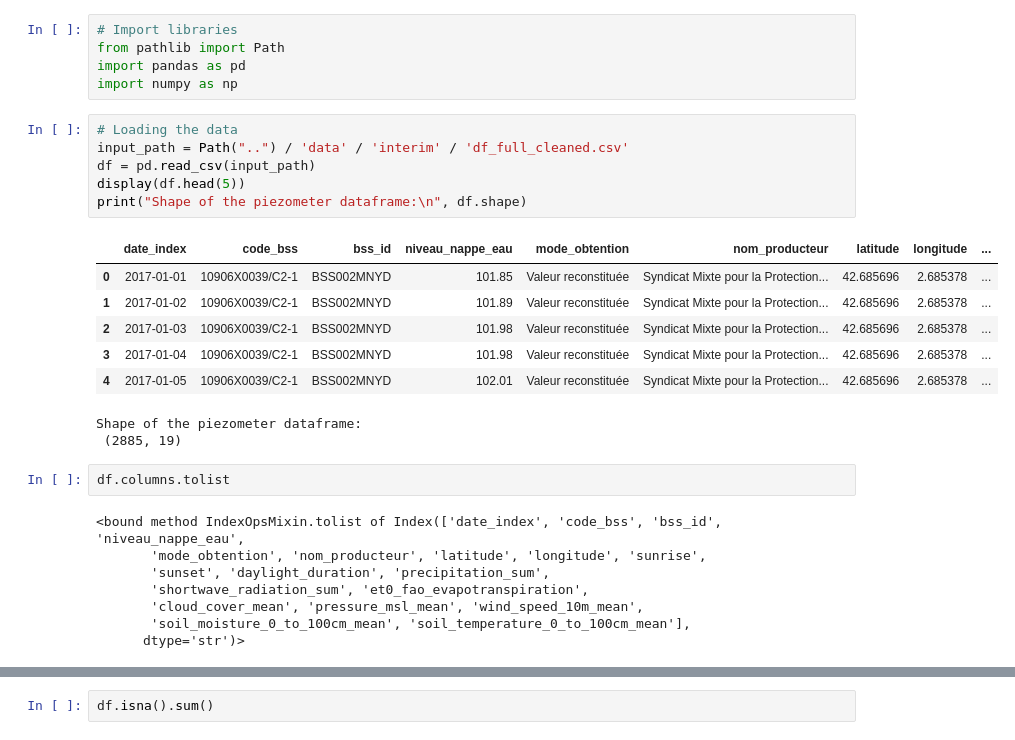
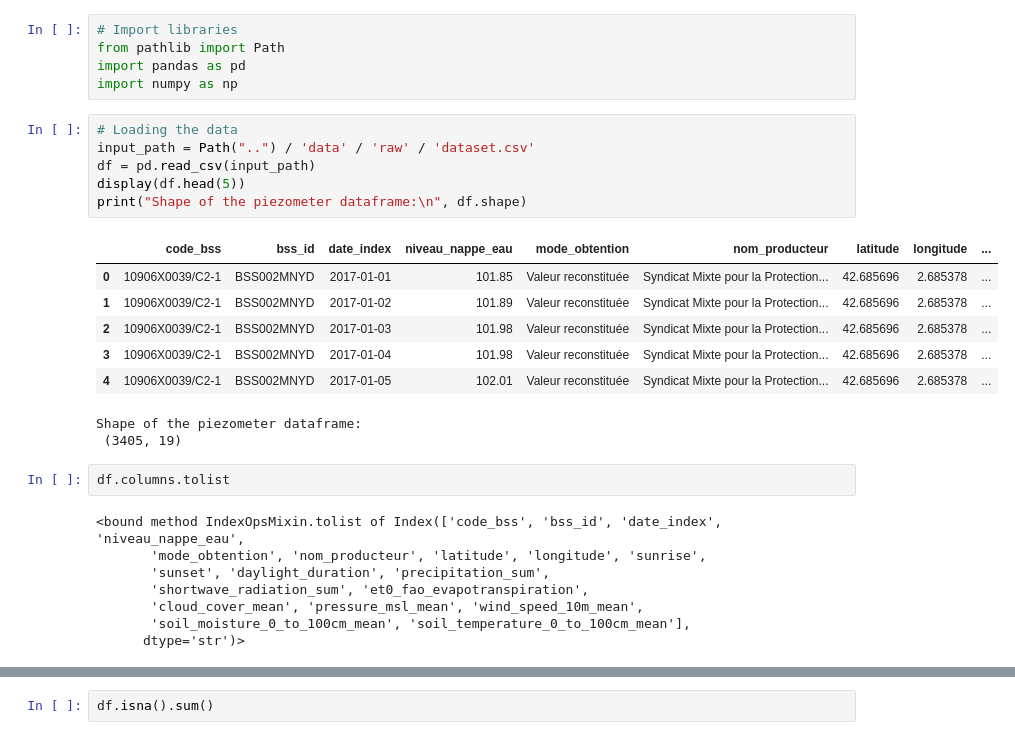
Before and after one commit to lauradmch/NappeCast-forecasting, a Jupyter notebook: notebooks/features_engineering.ipynb, the cells around one changed output, grey strips where cells are left out. Saved outputs shown, nothing was run; the diff lists cells and outputs as text.

```diff
--- a/notebooks/features_engineering.ipynb
+++ b/notebooks/features_engineering.ipynb
@@ -7,23 +7,23 @@ import pandas as pd
 import numpy as np
 # %%
 # Loading the data
-input_path = Path("..") / 'data' / 'interim' / 'df_full_cleaned.csv'
+input_path = Path("..") / 'data' / 'raw' / 'dataset.csv'
 df = pd.read_csv(input_path)
 display(df.head(5))
 print("Shape of the piezometer dataframe:\n", df.shape)
 # %% [output]
-|  | date_index | code_bss | bss_id | niveau_nappe_eau | mode_obtention | nom_producteur | latitude | longitude | ... |
-| 0 | 2017-01-01 | 10906X0039/C2-1 | BSS002MNYD | 101.85 | Valeur reconstituée | Syndicat Mixte pour la Protection... | 42.685696 | 2.685378 | ... |
-| 1 | 2017-01-02 | 10906X0039/C2-1 | BSS002MNYD | 101.89 | Valeur reconstituée | Syndicat Mixte pour la Protection... | 42.685696 | 2.685378 | ... |
-| 2 | 2017-01-03 | 10906X0039/C2-1 | BSS002MNYD | 101.98 | Valeur reconstituée | Syndicat Mixte pour la Protection... | 42.685696 | 2.685378 | ... |
-| 3 | 2017-01-04 | 10906X0039/C2-1 | BSS002MNYD | 101.98 | Valeur reconstituée | Syndicat Mixte pour la Protection... | 42.685696 | 2.685378 | ... |
-| 4 | 2017-01-05 | 10906X0039/C2-1 | BSS002MNYD | 102.01 | Valeur reconstituée | Syndicat Mixte pour la Protection... | 42.685696 | 2.685378 | ... |
+|  | code_bss | bss_id | date_index | niveau_nappe_eau | mode_obtention | nom_producteur | latitude | longitude | ... |
+| 0 | 10906X0039/C2-1 | BSS002MNYD | 2017-01-01 | 101.85 | Valeur reconstituée | Syndicat Mixte pour la Protection... | 42.685696 | 2.685378 | ... |
+| 1 | 10906X0039/C2-1 | BSS002MNYD | 2017-01-02 | 101.89 | Valeur reconstituée | Syndicat Mixte pour la Protection... | 42.685696 | 2.685378 | ... |
+| 2 | 10906X0039/C2-1 | BSS002MNYD | 2017-01-03 | 101.98 | Valeur reconstituée | Syndicat Mixte pour la Protection... | 42.685696 | 2.685378 | ... |
+| 3 | 10906X0039/C2-1 | BSS002MNYD | 2017-01-04 | 101.98 | Valeur reconstituée | Syndicat Mixte pour la Protection... | 42.685696 | 2.685378 | ... |
+| 4 | 10906X0039/C2-1 | BSS002MNYD | 2017-01-05 | 102.01 | Valeur reconstituée | Syndicat Mixte pour la Protection... | 42.685696 | 2.685378 | ... |
 Shape of the piezometer dataframe:
- (2885, 19)
+ (3405, 19)
 # %%
 df.columns.tolist
 # %% [output]
-<bound method IndexOpsMixin.tolist of Index(['date_index', 'code_bss', 'bss_id', 'niveau_nappe_eau',
+<bound method IndexOpsMixin.tolist of Index(['code_bss', 'bss_id', 'date_index', 'niveau_nappe_eau',
        'mode_obtention', 'nom_producteur', 'latitude', 'longitude', 'sunrise',
        'sunset', 'daylight_duration', 'precipitation_sum',
        'shortwave_radiation_sum', 'et0_fao_evapotranspiration',
```
Also changed, not shown: parts of 10 cells of this notebook.
